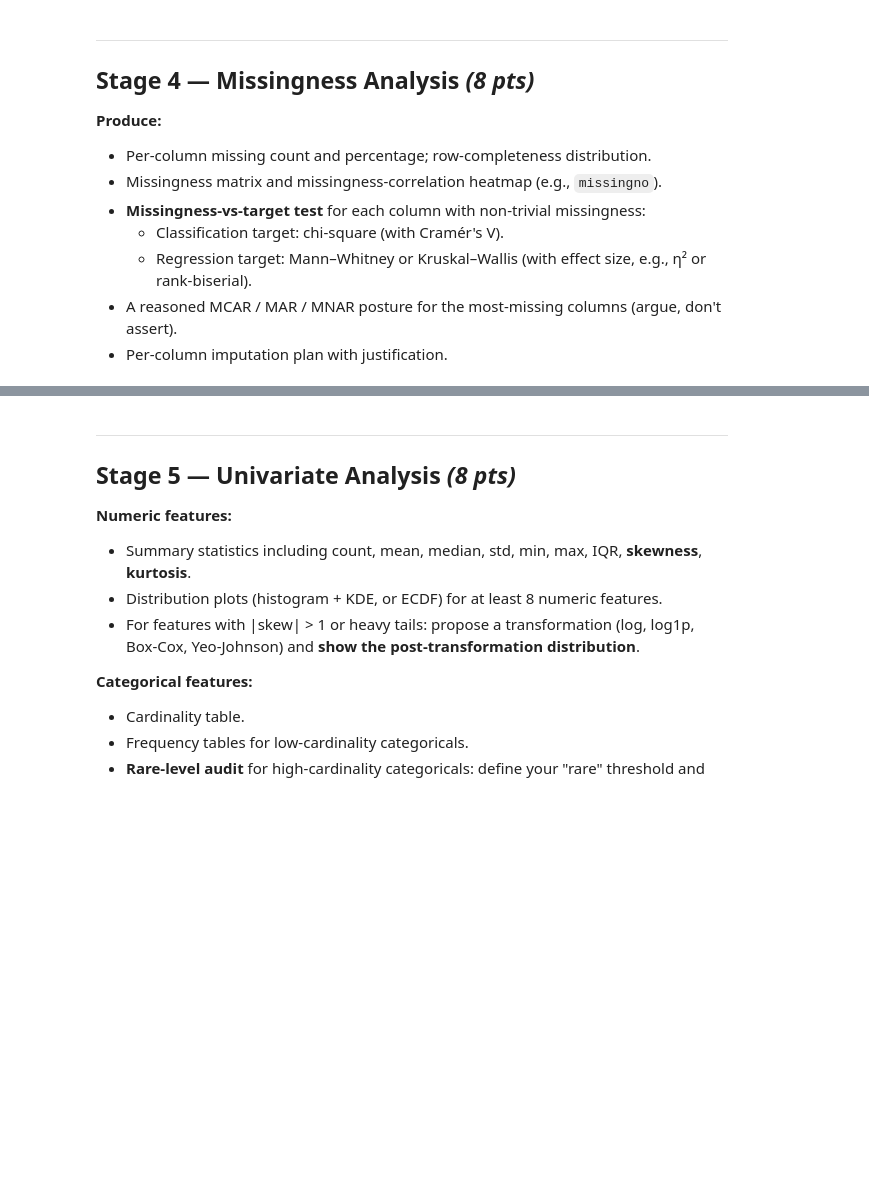
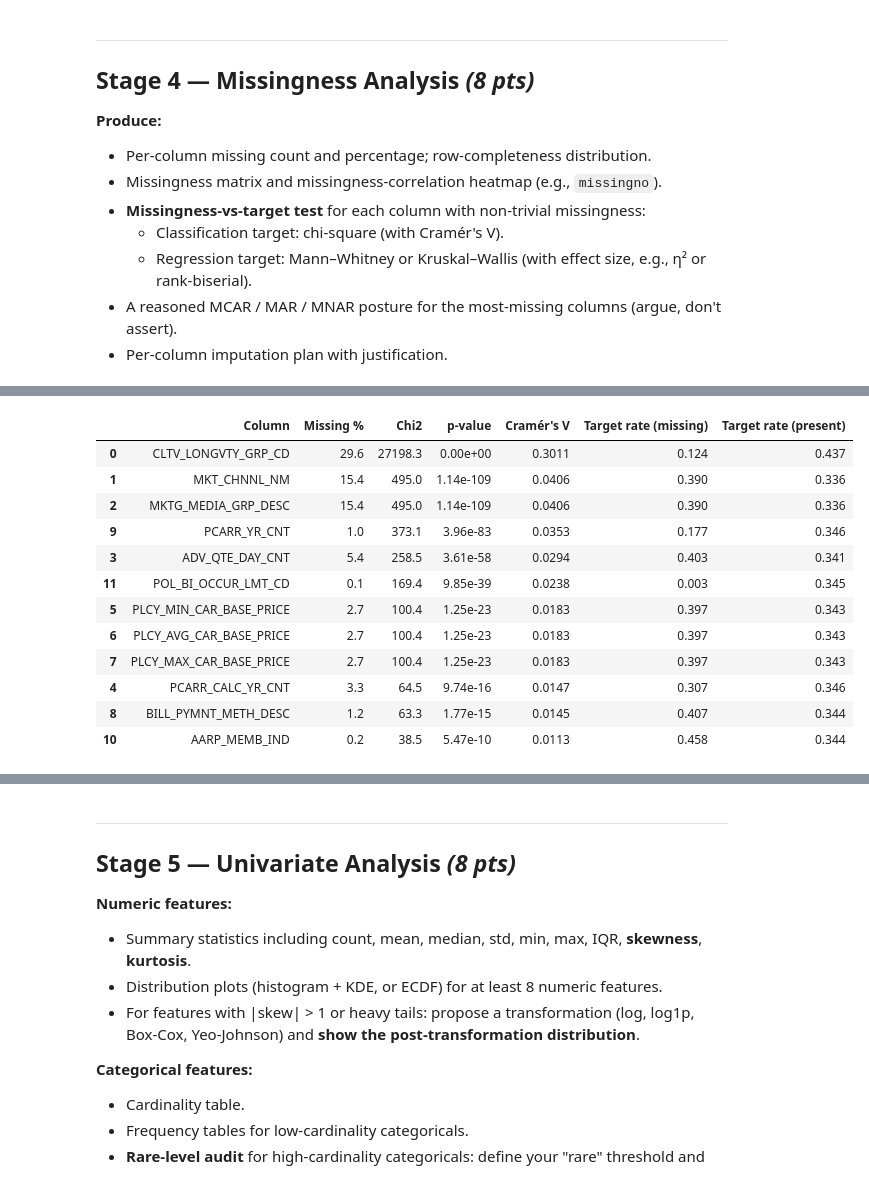
Before and after one commit to mustafaiz-msds/GRAD_5800, a Jupyter notebook: capstone_eda_starter_notebook.ipynb, the cells around one changed output, grey strips where cells are left out. Saved outputs shown, nothing was run; the diff lists cells and outputs as text; code cells hidden in the pictures; blank space fills up the shorter version.

```diff
--- a/capstone_eda_starter_notebook.ipynb
+++ b/capstone_eda_starter_notebook.ipynb
@@ -412,0 +535,41 @@ The dataset contains 300,000 policy-level observations across 44 raw features, c
+# %%
+# Missingness-vs-target tests with effect sizes
+def cramers_v(ct):
+    chi2 = chi2_contingency(ct)[0]
+    n = ct.sum().sum()
+    return np.sqrt(chi2 / (n * (min(ct.shape) - 1)))
+
+results = []
+for col in miss_cols:
+    if df[col].isnull().mean() < 0.001:
+        continue
+    ct = pd.crosstab(df[col].isnull(), df[TARGET])
+    if ct.shape[0] < 2:
+        continue
+    chi2, p, _, _ = chi2_contingency(ct)
+    cv = cramers_v(ct)
+    results.append({
+        'Column': col,
+        'Missing %': round(df[col].isnull().mean()*100, 1),
+        'Chi2': round(chi2, 1),
+        'p-value': f'{p:.2e}',
+        "Cramér's V": round(cv, 4),
+        'Target rate (missing)': round(df.loc[df[col].isnull(), TARGET].mean(), 3),
+        'Target rate (present)': round(df.loc[df[col].notnull(), TARGET].mean(), 3),
+    })
+
+pd.DataFrame(results).sort_values("Cramér's V", ascending=False)
+# %% [output]
+|  | Column | Missing % | Chi2 | p-value | Cramér's V | Target rate (missing) | Target rate (present) |
+| 0 | CLTV_LONGVTY_GRP_CD | 29.6 | 27198.3 | 0.00e+00 | 0.3011 | 0.124 | 0.437 |
+| 1 | MKT_CHNNL_NM | 15.4 | 495.0 | 1.14e-109 | 0.0406 | 0.390 | 0.336 |
+| 2 | MKTG_MEDIA_GRP_DESC | 15.4 | 495.0 | 1.14e-109 | 0.0406 | 0.390 | 0.336 |
+| 9 | PCARR_YR_CNT | 1.0 | 373.1 | 3.96e-83 | 0.0353 | 0.177 | 0.346 |
+| 3 | ADV_QTE_DAY_CNT | 5.4 | 258.5 | 3.61e-58 | 0.0294 | 0.403 | 0.341 |
+| 11 | POL_BI_OCCUR_LMT_CD | 0.1 | 169.4 | 9.85e-39 | 0.0238 | 0.003 | 0.345 |
+| 5 | PLCY_MIN_CAR_BASE_PRICE | 2.7 | 100.4 | 1.25e-23 | 0.0183 | 0.397 | 0.343 |
+| 6 | PLCY_AVG_CAR_BASE_PRICE | 2.7 | 100.4 | 1.25e-23 | 0.0183 | 0.397 | 0.343 |
+| 7 | PLCY_MAX_CAR_BASE_PRICE | 2.7 | 100.4 | 1.25e-23 | 0.0183 | 0.397 | 0.343 |
+| 4 | PCARR_CALC_YR_CNT | 3.3 | 64.5 | 9.74e-16 | 0.0147 | 0.307 | 0.346 |
+| 8 | BILL_PYMNT_METH_DESC | 1.2 | 63.3 | 1.77e-15 | 0.0145 | 0.407 | 0.344 |
+| 10 | AARP_MEMB_IND | 0.2 | 38.5 | 5.47e-10 | 0.0113 | 0.458 | 0.344 |
```
Also changed, not shown: parts of 15 cells of this notebook.
